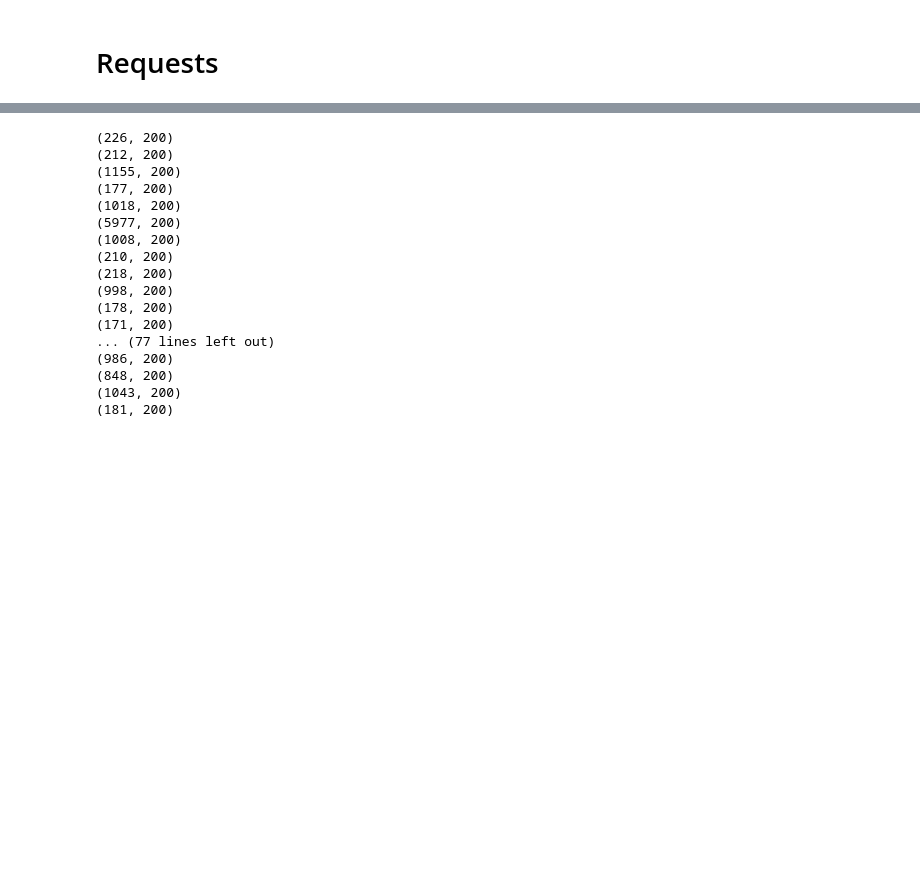
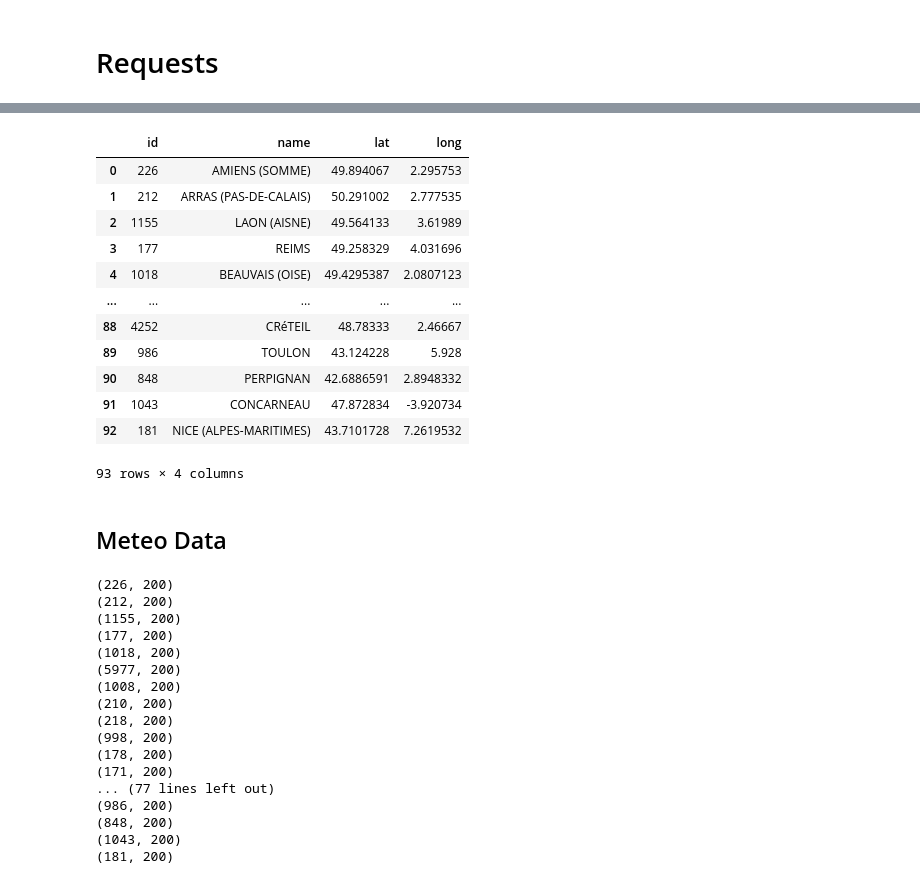
Before and after one commit to PierreCeraH/deepagri, a Jupyter notebook: notebooks/wez_meteo_scrape.ipynb, the cells around one changed output, grey strips where cells are left out. Saved outputs shown, nothing was run; the diff lists cells and outputs as text; code cells hidden in the pictures; blank space fills up the shorter version.

Commit message:
added option to get name + coords per id

```diff
--- a/notebooks/wez_meteo_scrape.ipynb
+++ b/notebooks/wez_meteo_scrape.ipynb
@@ -98,0 +114,24 @@ headers = {
+# %%
+## Scraping ville_name + lat/long
+
+ville_data = []
+for id_ in ville_ids:
+    params_id = (
+        ('ville_id', id_),
+        params[1],
+    )
+
+
+    response = requests.get('https://www.historique-meteo.net/site/export.php', headers=headers,
+                            params=params_id)
+    print((id_, response.status_code))
+
+    txt = response.text.split('\n')[0]
+
+    ville_name = re.search(r'"(.+)"', txt).group(1)
+
+    ville_coords = re.search(r'(LAT/LON: )(\S+)/(\S+)\)$', txt)
+    ville_lat = ville_coords.group(2)
+    ville_long = ville_coords.group(3)
+
+    ville_data.append([id_, ville_name, ville_lat, ville_long])
@@ -98,0 +156,19 @@ headers = {
+# %%
+df = pd.DataFrame(np.array(ville_data))
+df.columns = ['id','name','lat','long']
+# %%
+df
+# %% [output]
+|  | id | name | lat | long |
+| 0 | 226 | AMIENS (SOMME) | 49.894067 | 2.295753 |
+| 1 | 212 | ARRAS (PAS-DE-CALAIS) | 50.291002 | 2.777535 |
+| 2 | 1155 | LAON (AISNE) | 49.564133 | 3.61989 |
+| 3 | 177 | REIMS | 49.258329 | 4.031696 |
+| 4 | 1018 | BEAUVAIS (OISE) | 49.4295387 | 2.0807123 |
+| ... | ... | ... | ... | ... |
+| 88 | 4252 | CRéTEIL | 48.78333 | 2.46667 |
+| 89 | 986 | TOULON | 43.124228 | 5.928 |
+| 90 | 848 | PERPIGNAN | 42.6886591 | 2.8948332 |
+| 91 | 1043 | CONCARNEAU | 47.872834 | -3.920734 |
+| 92 | 181 | NICE (ALPES-MARITIMES) | 43.7101728 | 7.2619532 |
+93 rows × 4 columns
@@ -99 +177,3 @@ headers = {
+# %% [markdown]
+## Meteo Data
 # %%
```
Also changed, not shown: parts of 6 cells of this notebook.
